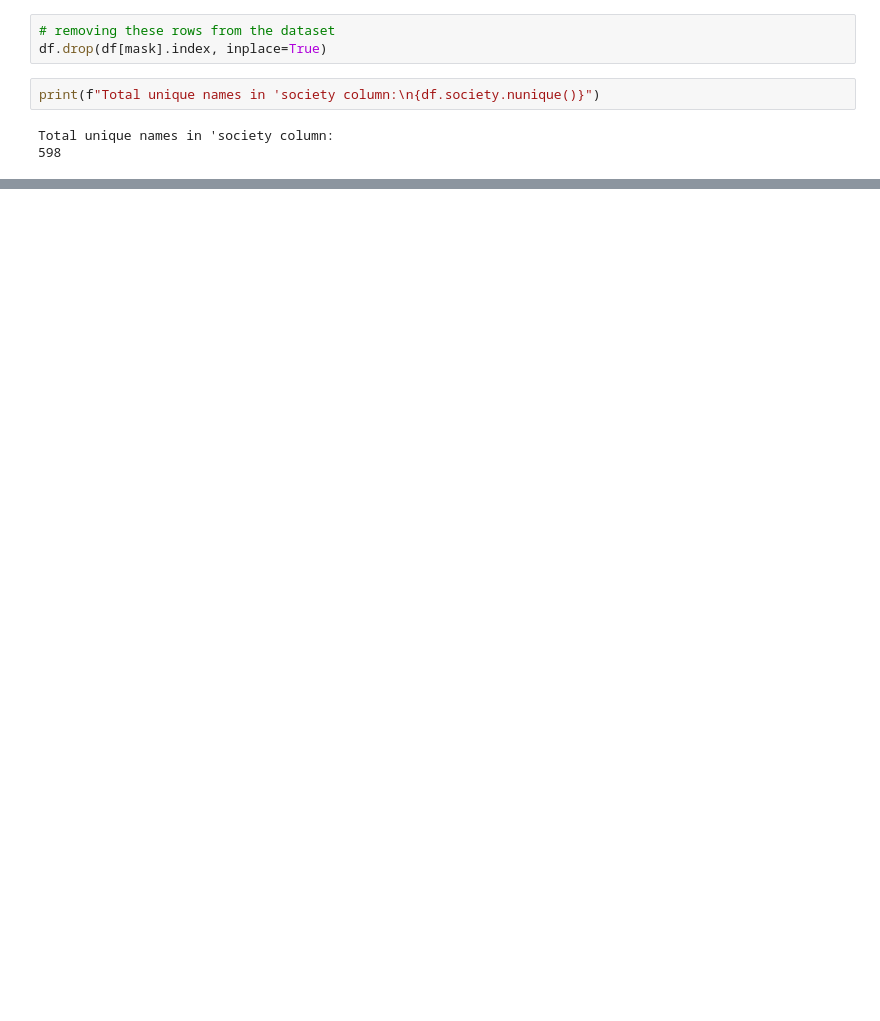
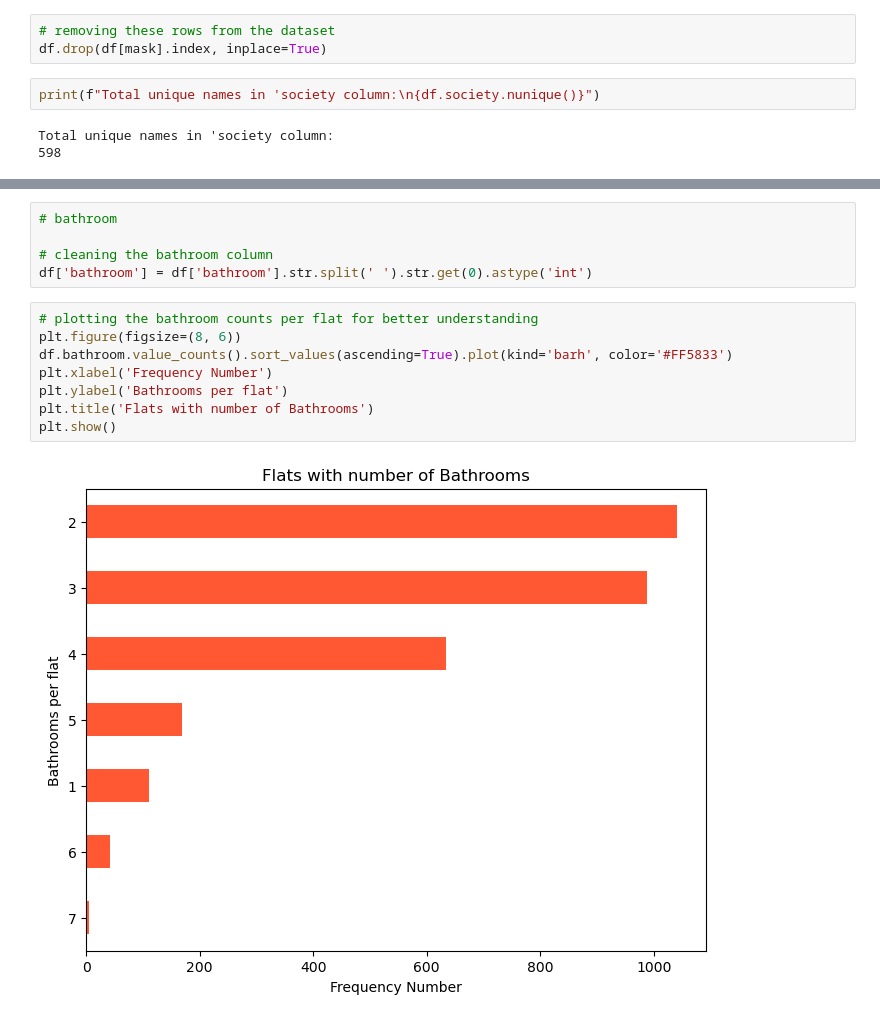
Before and after one commit to 07Sada/real-estate-property-price-predictor, a Jupyter notebook: notebooks/data-preprocessing.ipynb, the cells around one changed output, grey strips where cells are left out. Drawn from its saved outputs; the diff is of its cells as text; blank space fills up the shorter version.

```diff
--- a/notebooks/data-preprocessing.ipynb
+++ b/notebooks/data-preprocessing.ipynb
@@ -279,0 +479,15 @@ Total unique names in 'society column:
+# %%
+# bathroom
+
+# cleaning the bathroom column
+df['bathroom'] = df['bathroom'].str.split(' ').str.get(0).astype('int')
+# %%
+# plotting the bathroom counts per flat for better understanding
+plt.figure(figsize=(8, 6))
+df.bathroom.value_counts().sort_values(ascending=True).plot(kind='barh', color='#FF5833')
+plt.xlabel('Frequency Number')
+plt.ylabel('Bathrooms per flat')
+plt.title('Flats with number of Bathrooms')
+plt.show()
+# %% [output]
+[figure, added]
```
Also changed, not shown: parts of 45 cells of this notebook, 3 other files.
